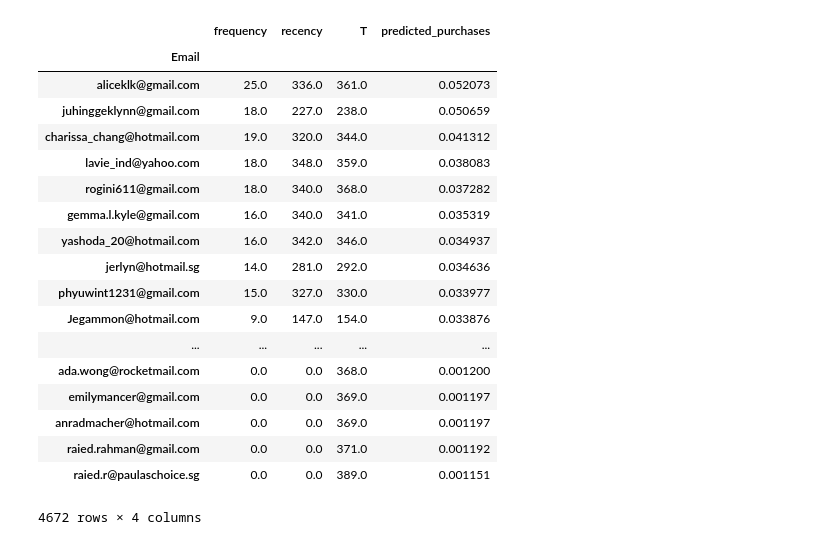
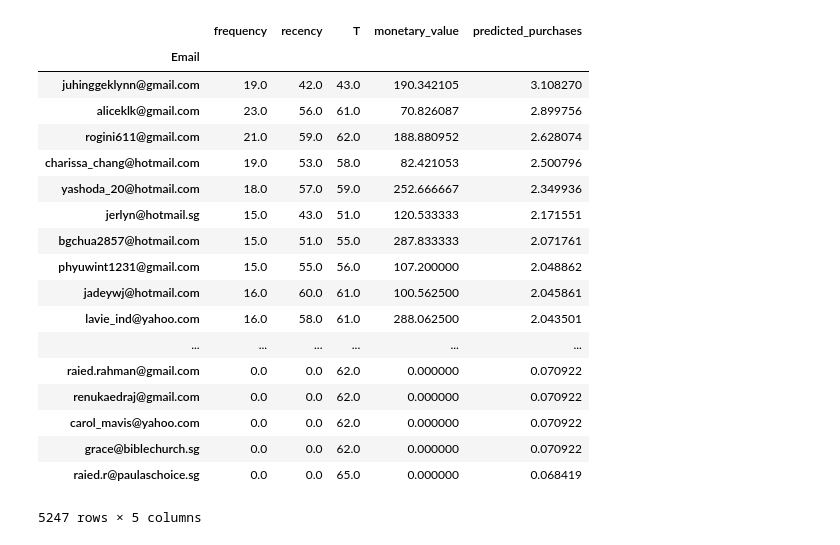
Before and after one commit to jeffl24/lifetime, a Jupyter notebook: CLTV_analysis.ipynb, the cells around one changed output. Saved outputs shown, nothing was run; the diff lists cells and outputs as text; code cells hidden in the pictures.

```diff
--- a/CLTV_analysis.ipynb
+++ b/CLTV_analysis.ipynb
@@ -6,7 +7,7 @@ import lifetimes as life
 pd.set_option("display.max_columns", 100)
 %matplotlib inline
 # %%
-sales_data = pd.read_csv("orders_export All.csv", low_memory=False)
+sales_data = pd.read_csv("shopify_orders_export_20180207.csv", low_memory=False )
 sales_data['Paid at'] = pd.to_datetime(sales_data['Paid at'])
 sales_data['Fulfilled at'] = pd.to_datetime(sales_data['Fulfilled at'])
 sales_data['Created at'] = pd.to_datetime(sales_data['Created at'])
@@ -78,4 +79,4 @@ sales_data_4
 # %%
-sales_data_5 = sales_data_4[['Paid at', 'Email']].reset_index()
+sales_data_5 = sales_data_4[['Paid at', 'Email', 'Subtotal']].reset_index()
 sales_data_5.drop(['index'], axis=1, inplace=True)
 # %%
@@ -95,2 +104,7 @@ from lifetimes.utils import summary_data_from_transaction_data
 # %%
-summary = summary_data_from_transaction_data(sales_data_5, customer_id_col= 'Email', datetime_col='Paid at', observation_period_end=None)
+summary = summary_data_from_transaction_data(transactions= sales_data_5,
+                                             customer_id_col= 'Email',
+                                             datetime_col='Paid at',
+                                             monetary_value_col='Subtotal',
+                                             observation_period_end = None,
+                                             freq="W")
@@ -140,25 +189,27 @@ There's also that beautiful "tail" around (5,25). That represents the customer w
 # %%
-t = 1
+t = 10
 summary['predicted_purchases'] = summary.apply(lambda r: bgf.conditional_expected_number_of_purchases_up_to_time(t, r['frequency'], r['recency'], r['T']), axis=1)
+# alternative formula to produce same predicted purchases column
+# summary['predicted_purchases'] = bgf.conditional_expected_number_of_purchases_up_to_time(t, summary['frequency'], summary['recency'], summary['T'])
 summary.sort_values(by='predicted_purchases', ascending=False)
 # %% [output]
-|  | frequency | recency | T | predicted_purchases |
-| Email |  |  |  |  |
-| aliceklk@gmail.com | 25.0 | 336.0 | 361.0 | 0.052073 |
-| juhinggeklynn@gmail.com | 18.0 | 227.0 | 238.0 | 0.050659 |
-| charissa_chang@hotmail.com | 19.0 | 320.0 | 344.0 | 0.041312 |
-| lavie_ind@yahoo.com | 18.0 | 348.0 | 359.0 | 0.038083 |
-| rogini611@gmail.com | 18.0 | 340.0 | 368.0 | 0.037282 |
-| gemma.l.kyle@gmail.com | 16.0 | 340.0 | 341.0 | 0.035319 |
-| yashoda_20@hotmail.com | 16.0 | 342.0 | 346.0 | 0.034937 |
-| jerlyn@hotmail.sg | 14.0 | 281.0 | 292.0 | 0.034636 |
-| phyuwint1231@gmail.com | 15.0 | 327.0 | 330.0 | 0.033977 |
-| Jegammon@hotmail.com | 9.0 | 147.0 | 154.0 | 0.033876 |
-| ... | ... | ... | ... | ... |
-| ada.wong@rocketmail.com | 0.0 | 0.0 | 368.0 | 0.001200 |
-| emilymancer@gmail.com | 0.0 | 0.0 | 369.0 | 0.001197 |
-| anradmacher@hotmail.com | 0.0 | 0.0 | 369.0 | 0.001197 |
-| raied.rahman@gmail.com | 0.0 | 0.0 | 371.0 | 0.001192 |
-| raied.r@paulaschoice.sg | 0.0 | 0.0 | 389.0 | 0.001151 |
+|  | frequency | recency | T | monetary_value | predicted_purchases |
+| Email |  |  |  |  |  |
+| juhinggeklynn@gmail.com | 19.0 | 42.0 | 43.0 | 190.342105 | 3.108270 |
+| aliceklk@gmail.com | 23.0 | 56.0 | 61.0 | 70.826087 | 2.899756 |
+| rogini611@gmail.com | 21.0 | 59.0 | 62.0 | 188.880952 | 2.628074 |
+| charissa_chang@hotmail.com | 19.0 | 53.0 | 58.0 | 82.421053 | 2.500796 |
+| yashoda_20@hotmail.com | 18.0 | 57.0 | 59.0 | 252.666667 | 2.349936 |
+| jerlyn@hotmail.sg | 15.0 | 43.0 | 51.0 | 120.533333 | 2.171551 |
+| bgchua2857@hotmail.com | 15.0 | 51.0 | 55.0 | 287.833333 | 2.071761 |
+| phyuwint1231@gmail.com | 15.0 | 55.0 | 56.0 | 107.200000 | 2.048862 |
+| jadeywj@hotmail.com | 16.0 | 60.0 | 61.0 | 100.562500 | 2.045861 |
+| lavie_ind@yahoo.com | 16.0 | 58.0 | 61.0 | 288.062500 | 2.043501 |
+| ... | ... | ... | ... | ... | ... |
+| raied.rahman@gmail.com | 0.0 | 0.0 | 62.0 | 0.000000 | 0.070922 |
+| renukaedraj@gmail.com | 0.0 | 0.0 | 62.0 | 0.000000 | 0.070922 |
+| carol_mavis@yahoo.com | 0.0 | 0.0 | 62.0 | 0.000000 | 0.070922 |
+| grace@biblechurch.sg | 0.0 | 0.0 | 62.0 | 0.000000 | 0.070922 |
+| raied.r@paulaschoice.sg | 0.0 | 0.0 | 65.0 | 0.000000 | 0.068419 |
-4672 rows × 4 columns
+5247 rows × 5 columns
 # %%
```
Also changed, not shown: parts of 45 cells of this notebook, 21 other files.
